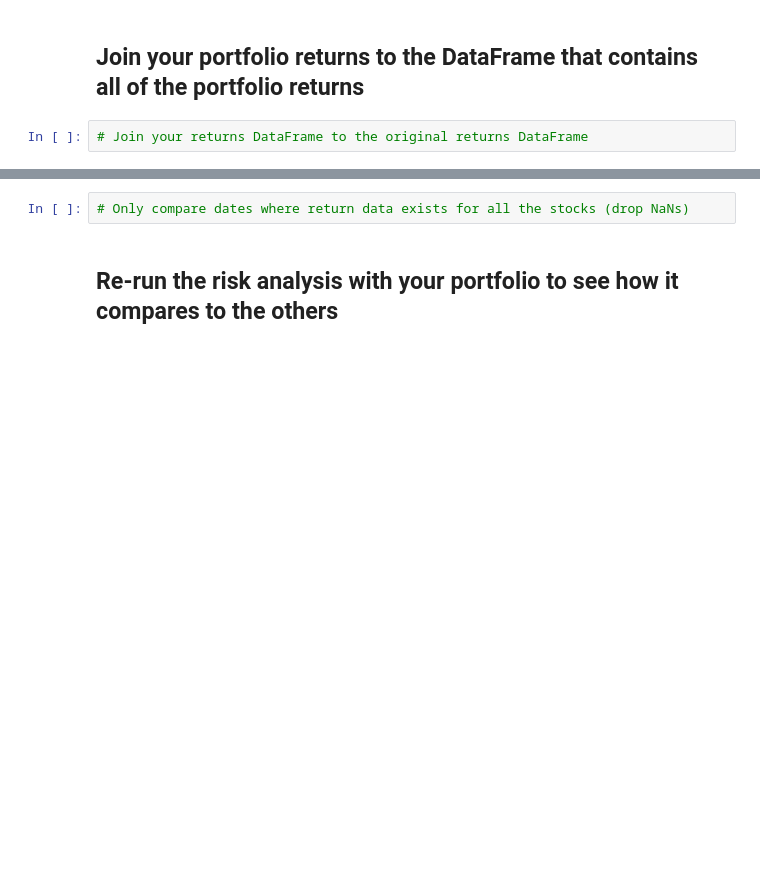
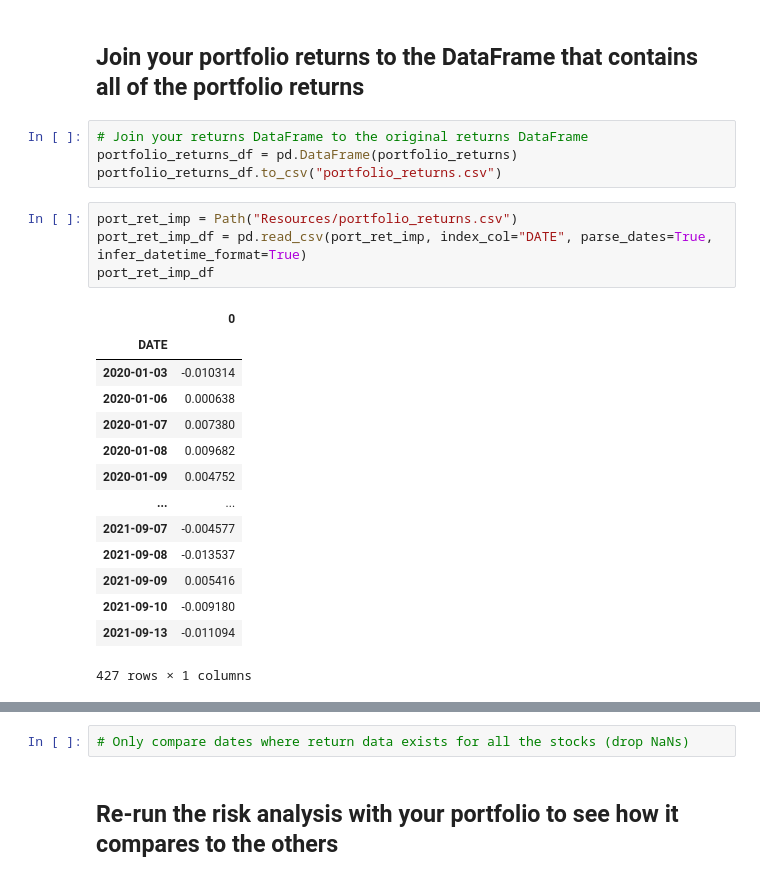
Before and after one commit to MatthewPuttroff/HWUnitFour, a Jupyter notebook: 04-Pandas/Instructions/Starter_Code/whale_analysis.ipynb, the cells around one changed output, grey strips where cells are left out. Drawn from its saved outputs; the diff is of its cells as text; blank space fills up the shorter version.

```diff
--- a/04-Pandas/Instructions/Starter_Code/whale_analysis.ipynb
+++ b/04-Pandas/Instructions/Starter_Code/whale_analysis.ipynb
@@ -712,3 +733,24 @@ weights = [1/3, 1/3, 1/3]
 ## Join your portfolio returns to the DataFrame that contains all of the portfolio returns
 # %%
 # Join your returns DataFrame to the original returns DataFrame
+portfolio_returns_df = pd.DataFrame(portfolio_returns)
+portfolio_returns_df.to_csv("portfolio_returns.csv")
+# %%
+port_ret_imp = Path("Resources/portfolio_returns.csv")
+port_ret_imp_df = pd.read_csv(port_ret_imp, index_col="DATE", parse_dates=True, infer_datetime_format=True)
+port_ret_imp_df
+# %% [output]
+|  | 0 |
+| DATE |  |
+| 2020-01-03 | -0.010314 |
+| 2020-01-06 | 0.000638 |
+| 2020-01-07 | 0.007380 |
+| 2020-01-08 | 0.009682 |
+| 2020-01-09 | 0.004752 |
+| ... | ... |
+| 2021-09-07 | -0.004577 |
+| 2021-09-08 | -0.013537 |
+| 2021-09-09 | 0.005416 |
+| 2021-09-10 | -0.009180 |
+| 2021-09-13 | -0.011094 |
+427 rows × 1 columns
```
Also changed, not shown: parts of 4 cells of this notebook, 1 other file.
